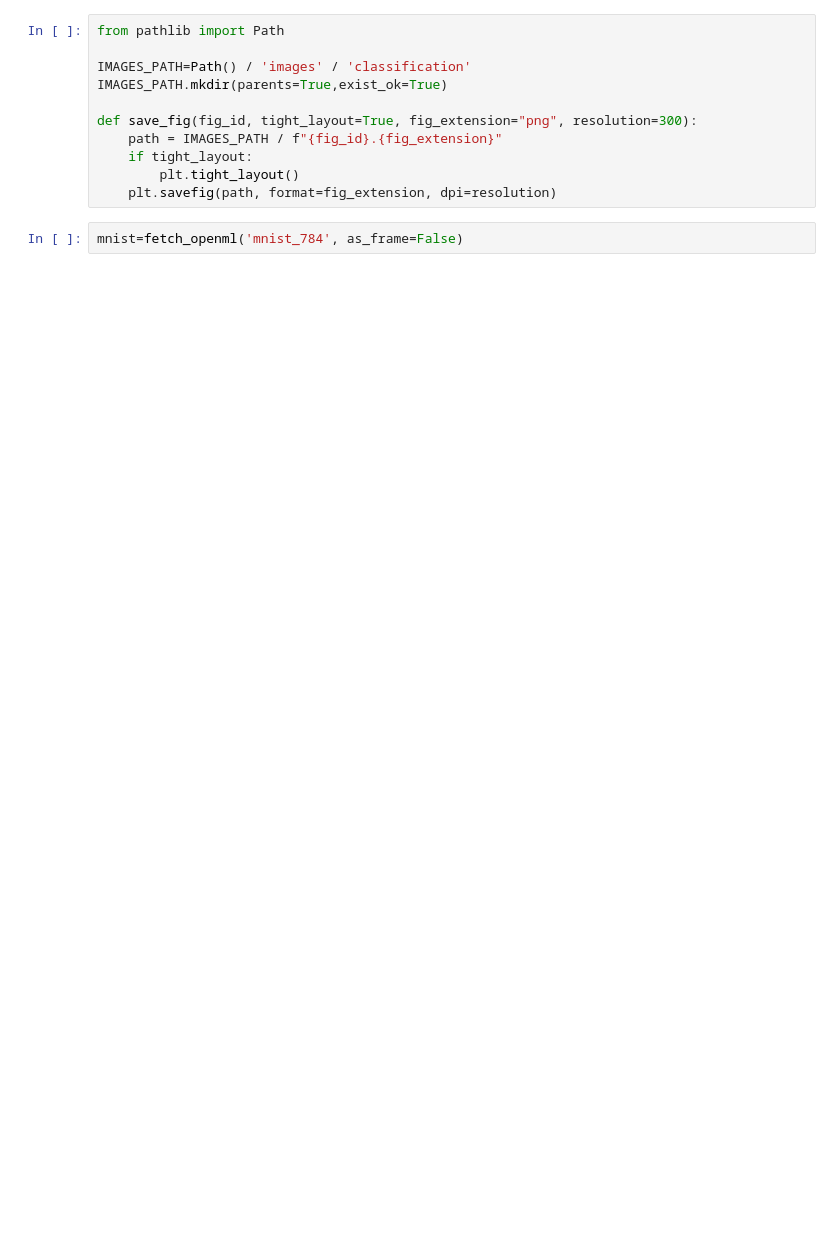
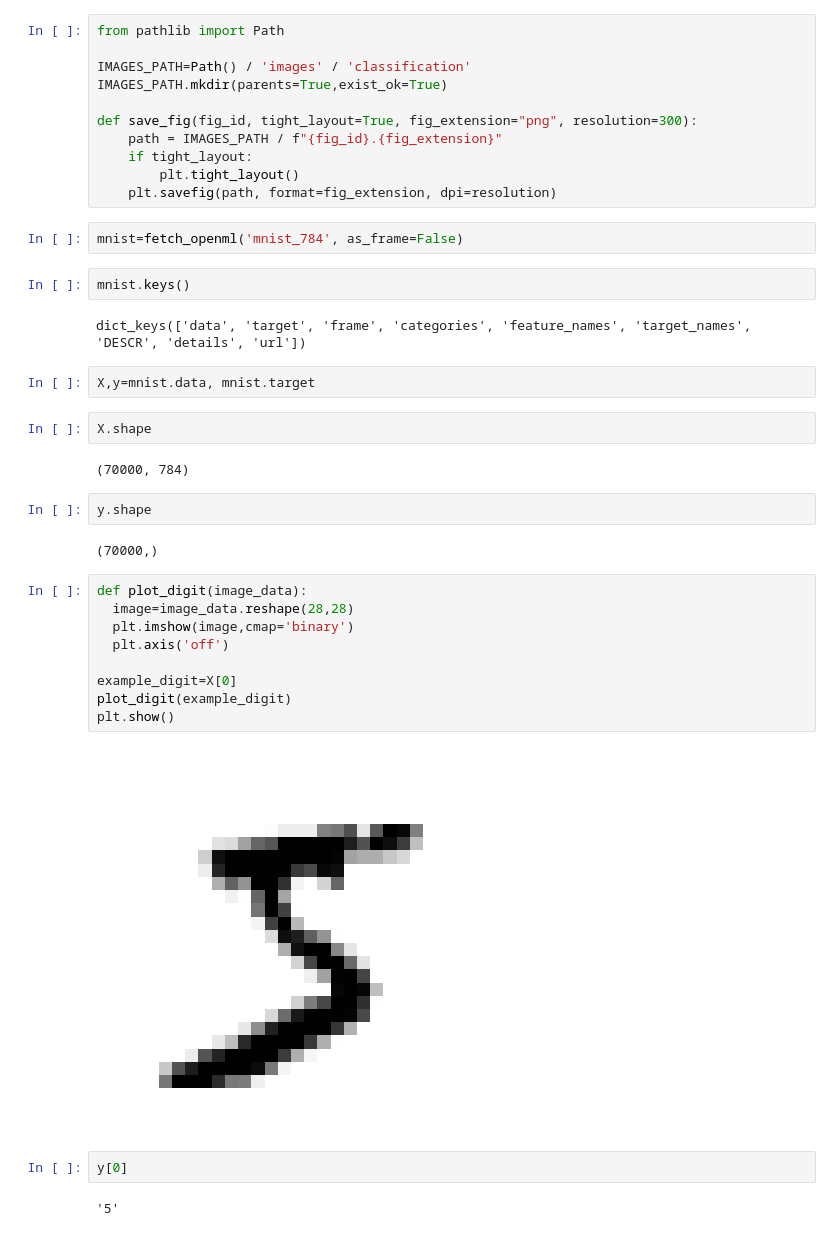
Before and after one commit to shun0109/tmp, a Jupyter notebook: mnist_classification.ipynb, the cells around one changed output. Cells and saved outputs as stored; diff of their text form; blank space fills up the shorter version.

```diff
--- a/mnist_classification.ipynb
+++ b/mnist_classification.ipynb
@@ -29,3 +29,32 @@ def save_fig(fig_id, tight_layout=True, fig_extension="png", resolution=300):
     plt.savefig(path, format=fig_extension, dpi=resolution)
 # %%
 mnist=fetch_openml('mnist_784', as_frame=False)
+# %%
+mnist.keys()
+# %% [output]
+dict_keys(['data', 'target', 'frame', 'categories', 'feature_names', 'target_names', 'DESCR', 'details', 'url'])
+# %%
+X,y=mnist.data, mnist.target
+# %%
+X.shape
+# %% [output]
+(70000, 784)
+# %%
+y.shape
+# %% [output]
+(70000,)
+# %%
+def plot_digit(image_data):
+  image=image_data.reshape(28,28)
+  plt.imshow(image,cmap='binary')
+  plt.axis('off')
+
+example_digit=X[0]
+plot_digit(example_digit)
+plt.show()
+# %% [output]
+[figure, added]
+# %%
+y[0]
+# %% [output]
+'5'
```
Also changed, not shown: parts of 19 cells of this notebook.
